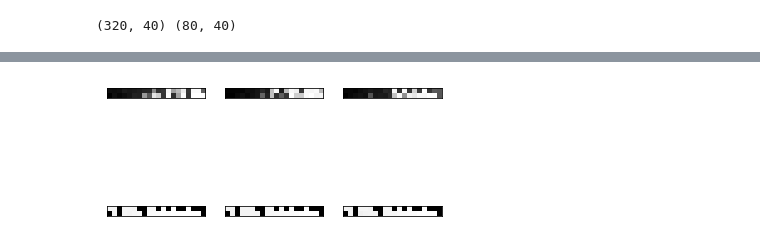
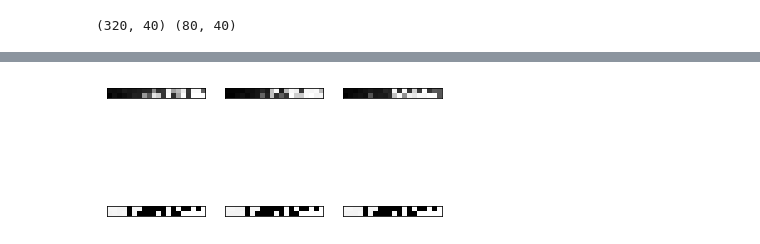
Before and after one commit to caoliang/ISSM-CA3, a Jupyter notebook: ISSM_CA3_GC.ipynb, the cells around one changed output, grey strips where cells are left out. Saved outputs shown, nothing was run; the diff lists cells and outputs as text; code cells hidden in the pictures.

```diff
--- a/ISSM_CA3_GC.ipynb
+++ b/ISSM_CA3_GC.ipynb
@@ -499,8 +474,8 @@ plt.show()
 block_chips = 2
 
 # training setup
-EPOCHS = 30
-BATCH_SIZE = 64
+EPOCHS = 40
+BATCH_SIZE = 2
 # %%
 # Step 2. Define an autoencoder model
 
@@ -628,8 +595,8 @@ _________________________________________________________________
 # %%
 # Visualize the results
 
 num_sample = 3 # Number of test samples used for visualization
-data_rec = model_autoencoder.predict(ae_data_test)
-show_encodings(ae_data_test[:num_sample], data_rec)
+ae_data_pred = model_autoencoder.predict(ae_data_test)
+show_encodings(ae_data_test[:num_sample], ae_data_pred)
 # %% [output]
-[figure, old version]
+[figure, new version]
```
Also changed, not shown: parts of 10 cells of this notebook, 2 other files.
